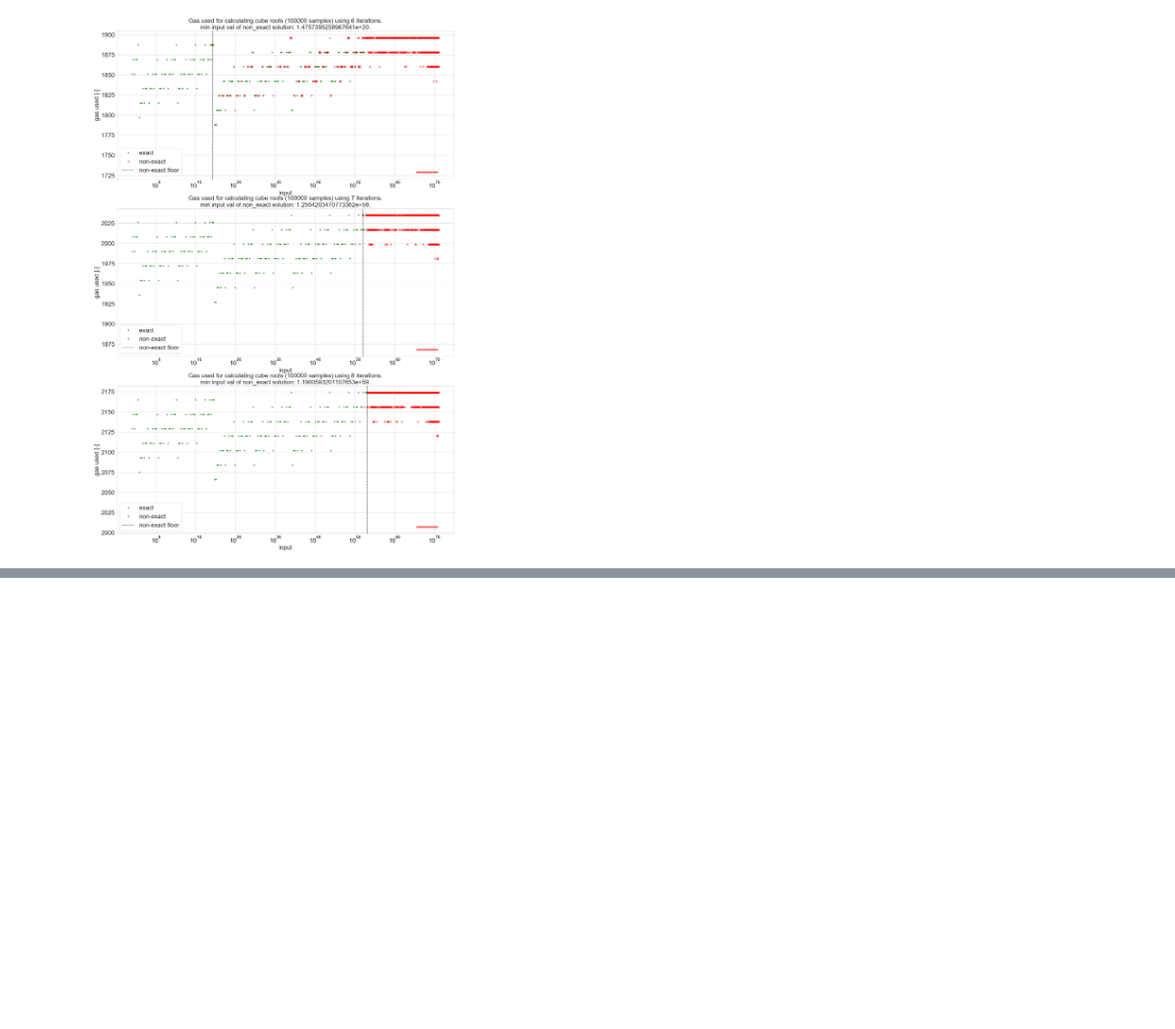
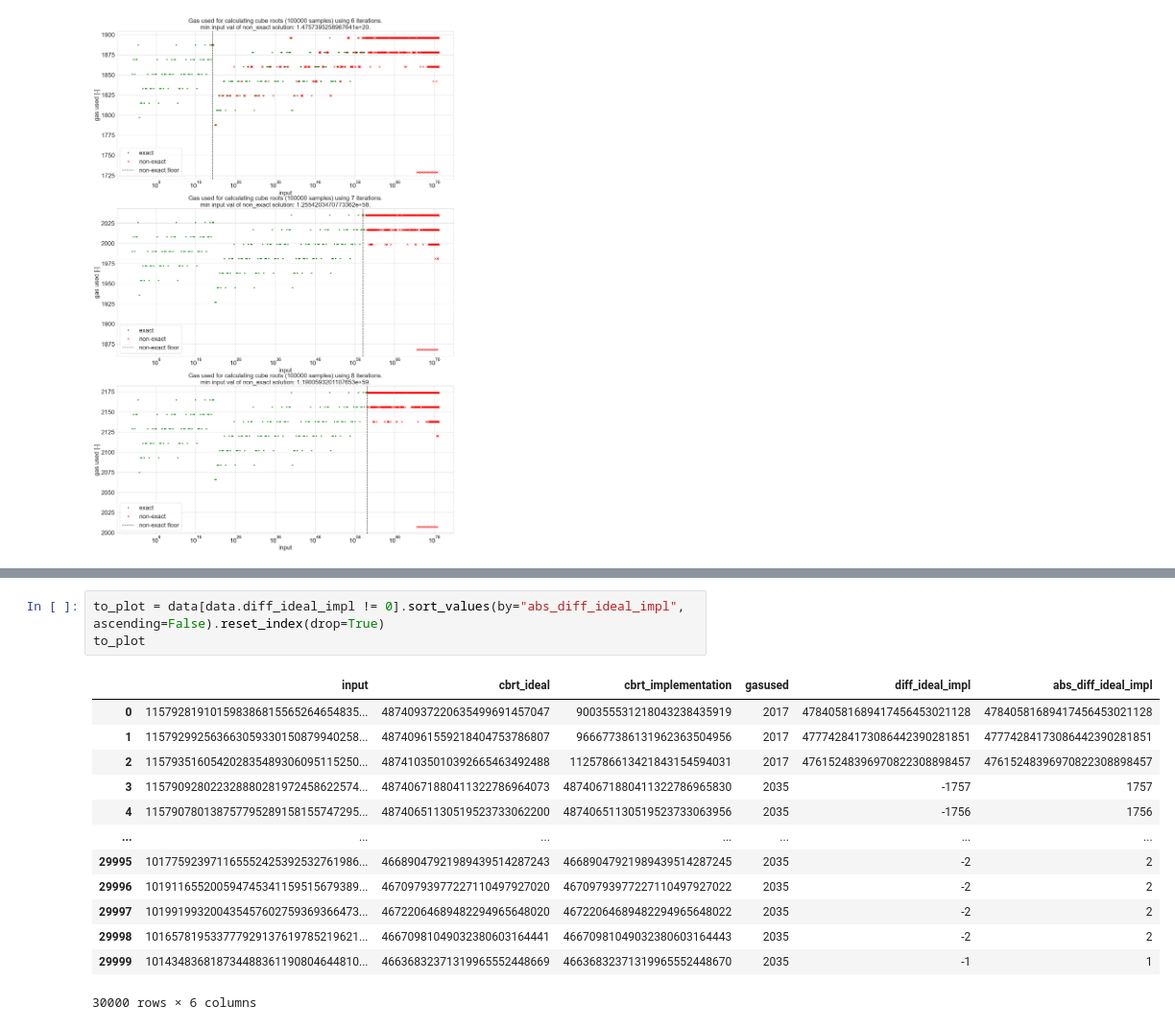
Before and after one commit to curvefi/tricrypto-ng, a Jupyter notebook: scripts/notebooks/cbrt_analysis.ipynb, the cells around one changed output, grey strips where cells are left out. Shown: that part at 96% size. Drawn from its saved outputs; the diff is of its cells as text; blank space fills up the shorter version.

```diff
--- a/scripts/notebooks/cbrt_analysis.ipynb
+++ b/scripts/notebooks/cbrt_analysis.ipynb
@@ -64,0 +92,17 @@ for i in [6, 7, 8]:
+# %%
+to_plot = data[data.diff_ideal_impl != 0].sort_values(by="abs_diff_ideal_impl", ascending=False).reset_index(drop=True)
+to_plot
+# %% [output]
+|  | input | cbrt_ideal | cbrt_implementation | gasused | diff_ideal_impl | abs_diff_ideal_impl |
+| 0 | 115792819101598386815565264654835... | 48740937220635499691457047 | 900355531218043238435919 | 2017 | 47840581689417456453021128 | 47840581689417456453021128 |
+| 1 | 115792992563663059330150879940258... | 48740961559218404753786807 | 966677386131962363504956 | 2017 | 47774284173086442390281851 | 47774284173086442390281851 |
+| 2 | 115793516054202835489306095115250... | 48741035010392665463492488 | 1125786613421843154594031 | 2017 | 47615248396970822308898457 | 47615248396970822308898457 |
+| 3 | 115790928022328880281972458622574... | 48740671880411322786964073 | 48740671880411322786965830 | 2035 | -1757 | 1757 |
+| 4 | 115790780138757795289158155747295... | 48740651130519523733062200 | 48740651130519523733063956 | 2035 | -1756 | 1756 |
+| ... | ... | ... | ... | ... | ... | ... |
+| 29995 | 101775923971165552425392532761986... | 46689047921989439514287243 | 46689047921989439514287245 | 2035 | -2 | 2 |
+| 29996 | 101911655200594745341159515679389... | 46709793977227110497927020 | 46709793977227110497927022 | 2035 | -2 | 2 |
+| 29997 | 101991993200435457602759369366473... | 46722064689482294965648020 | 46722064689482294965648022 | 2035 | -2 | 2 |
+| 29998 | 101657819533777929137619785219621... | 46670981049032380603164441 | 46670981049032380603164443 | 2035 | -2 | 2 |
+| 29999 | 101434836818734488361190804644810... | 46636832371319965552448669 | 46636832371319965552448670 | 2035 | -1 | 1 |
+30000 rows × 6 columns
```
Also changed, not shown: parts of 7 cells of this notebook, 4 other files.
